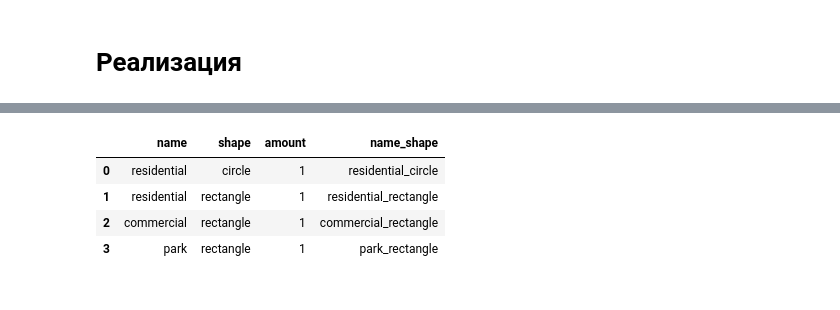
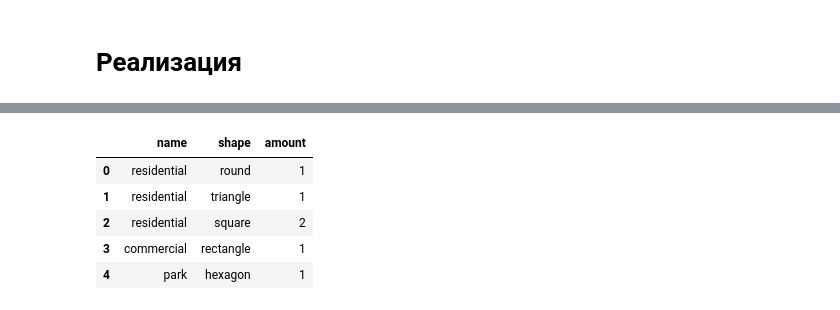
Before and after one commit to Satsuta-A/geo_test_case, a Jupyter notebook: main.ipynb, the cells around one changed output, grey strips where cells are left out. Saved outputs shown, nothing was run; the diff lists cells and outputs as text; code cells hidden in the pictures.

```diff
--- a/main.ipynb
+++ b/main.ipynb
@@ -87,18 +91,22 @@ DF
 # %%
+names = ['residential', 'commercial', 'park'] # Доступные типы зон
+shapes = ['round', 'square', 'hexagon', 'rectangle', 'triangle'] # Доступные формы
+
 OBJECTS_DF = pd.DataFrame(
     {
-        'name': ['residential', 'residential', 'commercial', 'park'],
-        'shape': ['circle', 'rectangle', 'rectangle', 'rectangle'],
-        'amount': [1, 1, 1, 1]
+        'name': ['residential', 'residential', 'residential', 'commercial', 'park'],
+        'shape': ['round', 'triangle', 'square', 'rectangle', 'hexagon'],
+        'amount': [1, 1, 2, 1, 1]
     }
 )
-OBJECTS_DF['name_shape'] = OBJECTS_DF['name'] + '_' + OBJECTS_DF['shape']
+
 OBJECTS_DF
 # %% [output]
-|  | name | shape | amount | name_shape |
-| 0 | residential | circle | 1 | residential_circle |
-| 1 | residential | rectangle | 1 | residential_rectangle |
-| 2 | commercial | rectangle | 1 | commercial_rectangle |
-| 3 | park | rectangle | 1 | park_rectangle |
+|  | name | shape | amount |
+| 0 | residential | round | 1 |
+| 1 | residential | triangle | 1 |
+| 2 | residential | square | 2 |
+| 3 | commercial | rectangle | 1 |
+| 4 | park | hexagon | 1 |
 # %%
 class Cell:
```
Also changed, not shown: parts of 4 cells of this notebook, 2 other files.
